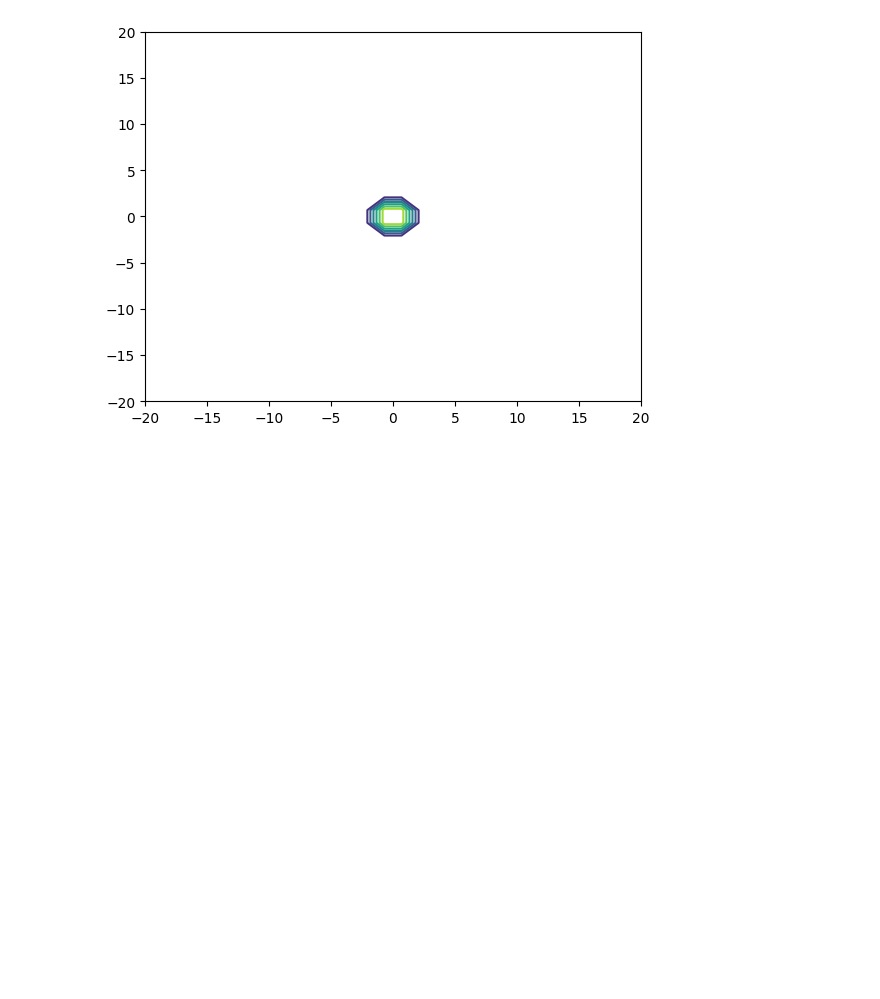
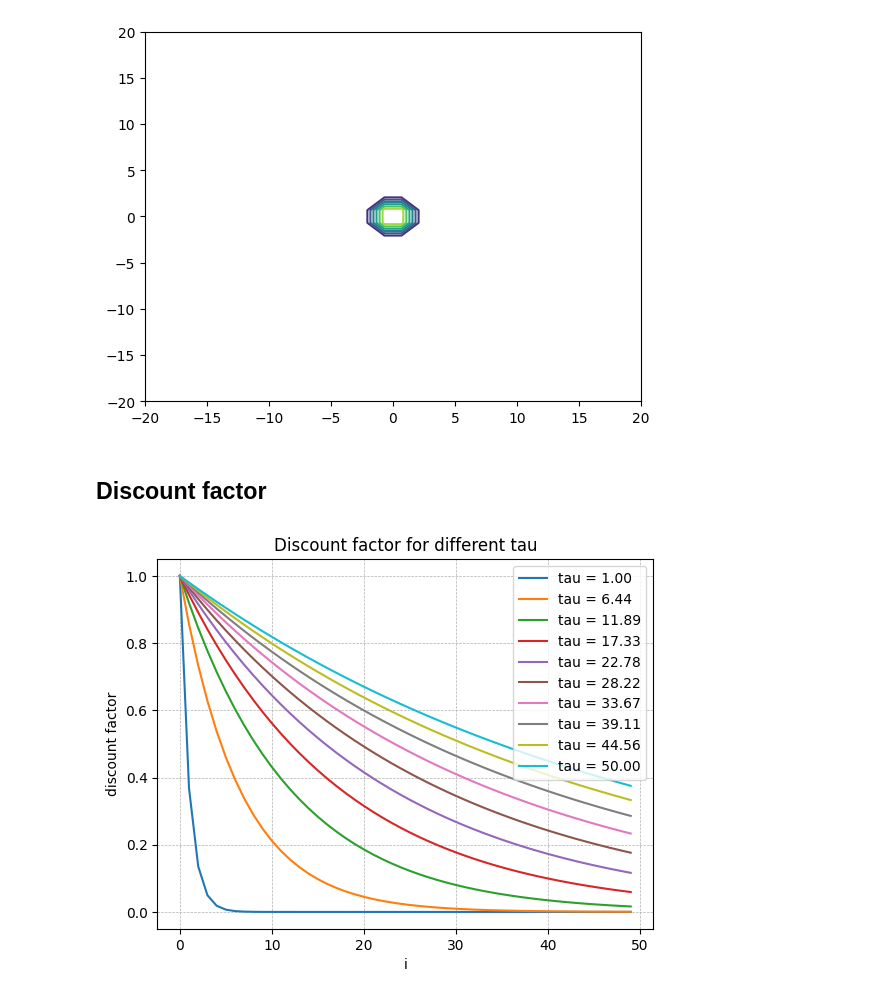
Before and after one commit to White-On/Streamlit_Presentation, a Jupyter notebook: fitness_notebook.ipynb, the cells around one changed output. Cells and saved outputs as stored; diff of their text form; code cells hidden in the pictures; blank space fills up the shorter version.

```diff
--- a/fitness_notebook.ipynb
+++ b/fitness_notebook.ipynb
@@ -364,3 +363,19 @@ plot_norm_2D(mu, Sig, bounds_min, bounds_max)
 plt.show()
 # %% [output]
 [figure]
+# %% [markdown]
+## Discount factor
+# %%
+i = np.arange(0, 50)
+tau = np.linspace(1, 50, 10).reshape(-1, 1)
+l = np.exp(-i / tau)
+for j in range(l.shape[0]):
+    plt.plot(l[j], label=f'tau = {tau[j][0]:.2f}')
+plt.xlabel('i')
+plt.ylabel('discount factor')
+plt.title('Discount factor for different tau')
+plt.legend()
+plt.grid(True, linewidth=0.5, linestyle='--')
+plt.show()
+# %% [output]
+[figure, added]
```
Also changed, not shown: parts of 12 cells of this notebook, 3 other files.
